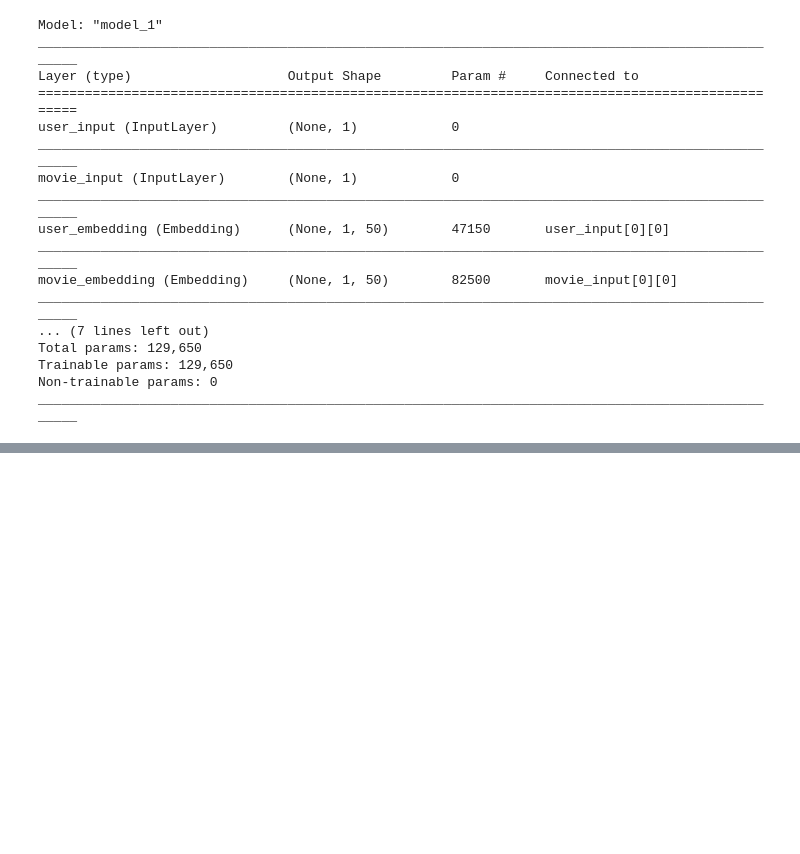
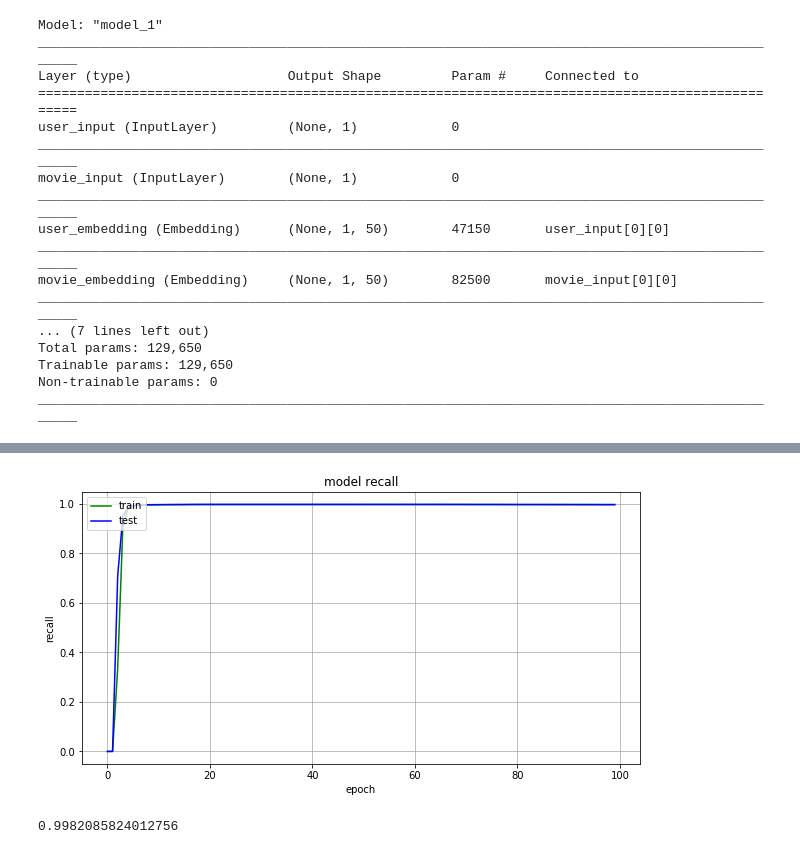
Before and after one commit to EDharmasiri/MovieLens-100k-Movie-Recommendation-and-Rating-Prediction, a Jupyter notebook: Rating Prediction/100kMovLen_CF_Matrix Factorization_ratePrediction.ipynb, the cells around one changed output, grey strips where cells are left out. Drawn from its saved outputs; the diff is of its cells as text; code cells hidden in the pictures; blank space fills up the shorter version.

```diff
--- a/Rating Prediction/100kMovLen_CF_Matrix Factorization_ratePrediction.ipynb
+++ b/Rating Prediction/100kMovLen_CF_Matrix Factorization_ratePrediction.ipynb
@@ -164,7 +164,13 @@ Non-trainable params: 0
 __________________________________________________________________________________________________
 # %%
 #compiling model by using mse
-nn_model.compile(optimizer=Adam(lr=0.0002),loss='mse')
+def recall_m(y_true, y_pred):
+    true_positives = K.sum(K.round(K.clip(y_true * y_pred, 0, 1)))
+    possible_positives = K.sum(K.round(K.clip(y_true, 0, 1)))
+    recall = true_positives / (possible_positives + K.epsilon())
+    return recall
+
+nn_model.compile(optimizer=Adam(lr=0.0002),loss='mse',metrics=[recall_m])
 # %%
 batch_size=128
 epochs=100
@@ -243,0 +255,18 @@ get_indexes_min_value(History.history['val_loss'])
+# %%
+from pylab import rcParams
+rcParams['figure.figsize'] = 10, 5
+import matplotlib.pyplot as plt
+plt.plot(History.history['recall_m'] , 'g')
+plt.plot(History.history['val_recall_m'] , 'b')
+plt.title('model recall')
+plt.ylabel('recall')
+plt.xlabel('epoch')
+plt.legend(['train', 'test'], loc='upper left')
+plt.grid(True)
+plt.show()
+# %% [output]
+[figure, added]
+# %%
+History.history['val_recall_m'][73]
+# %% [output]
+0.9982085824012756
```
Also changed, not shown: parts of 5 cells of this notebook.
